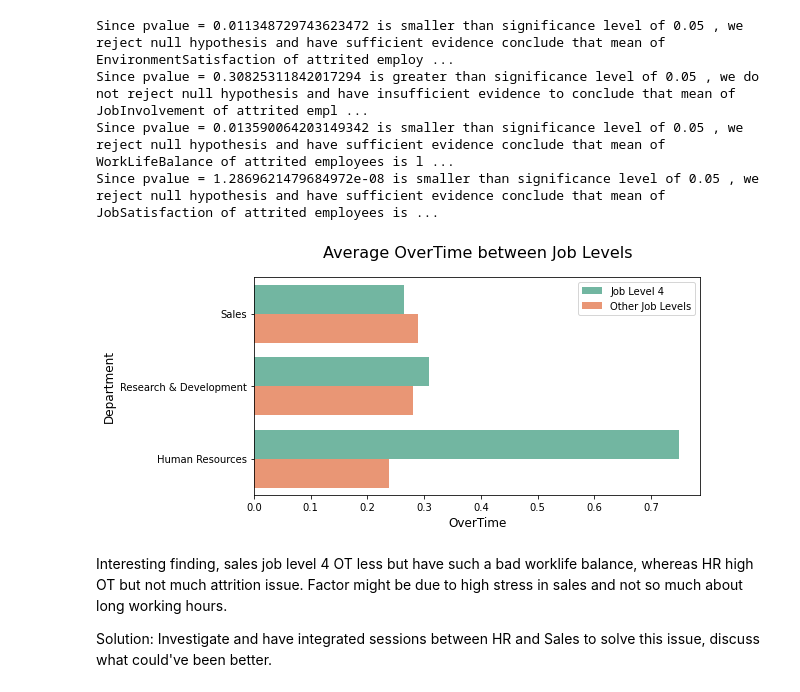
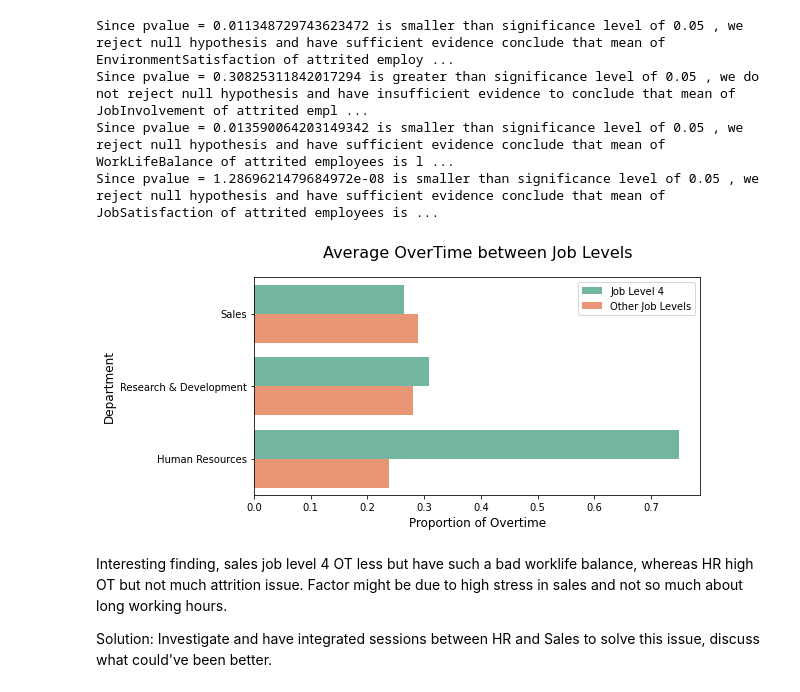
Before and after one commit to Wincenttjoi/employee-data-visualization, a Jupyter notebook: Final.ipynb, the cells around one changed output. Cells and saved outputs as stored; diff of their text form; code cells hidden in the pictures.

```diff
--- a/Final.ipynb
+++ b/Final.ipynb
@@ -200,19 +200,19 @@ Since pvalue = 1.2869621479684972e-08 is smaller than significance level of 0.05
 # %%
 f, ax = plt.subplots(figsize=(8,4))
 df['OverTime'] = df['OverTime'].replace(['Yes', 'No'], [1,0])
 sales_lvl4 = df.loc[df['JobLevel'] == 4, ['OverTime', 'Department']]
 sales_lvl4['JobLevel4'] = 'Yes'
 sales_alllvl = df.loc[df['JobLevel'] != 4, ['OverTime', 'Department']]
 sales_alllvl['JobLevel4'] = 'No'
 sales_combine = sales_lvl4.append(sales_alllvl)
 ax = sns.barplot(x='OverTime', y='Department', data=sales_combine, hue='JobLevel4', palette="Set2", ci=None)
 ax.set_ylabel("Department", fontsize=12)
-ax.set_xlabel("OverTime", fontsize=12)
+ax.set_xlabel("Proportion of Overtime", fontsize=12)
 plt.legend(loc='upper right', labels=['Job Level 4', 'Other Job Levels'])
 plt.title("Average OverTime between Job Levels", fontsize=16, pad=20)
 plt.show()
 # %% [output]
-[figure, old version]
+[figure, new version]
 # %% [markdown]
 Interesting finding, sales job level 4 OT less but have such a bad worklife balance, whereas HR high OT but not much attrition issue. Factor might be due to high stress in sales and not so much about long working hours.
 
```
